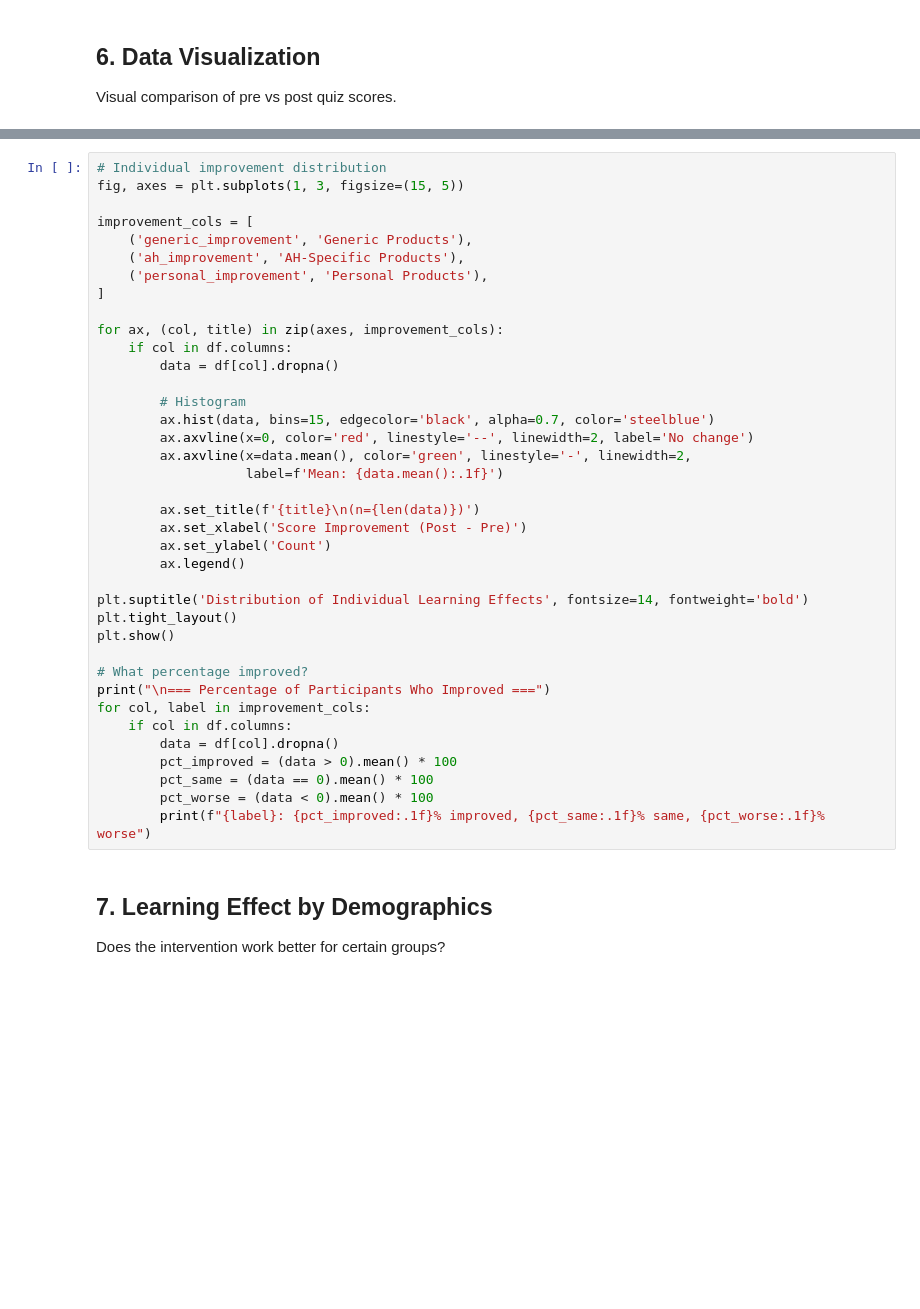
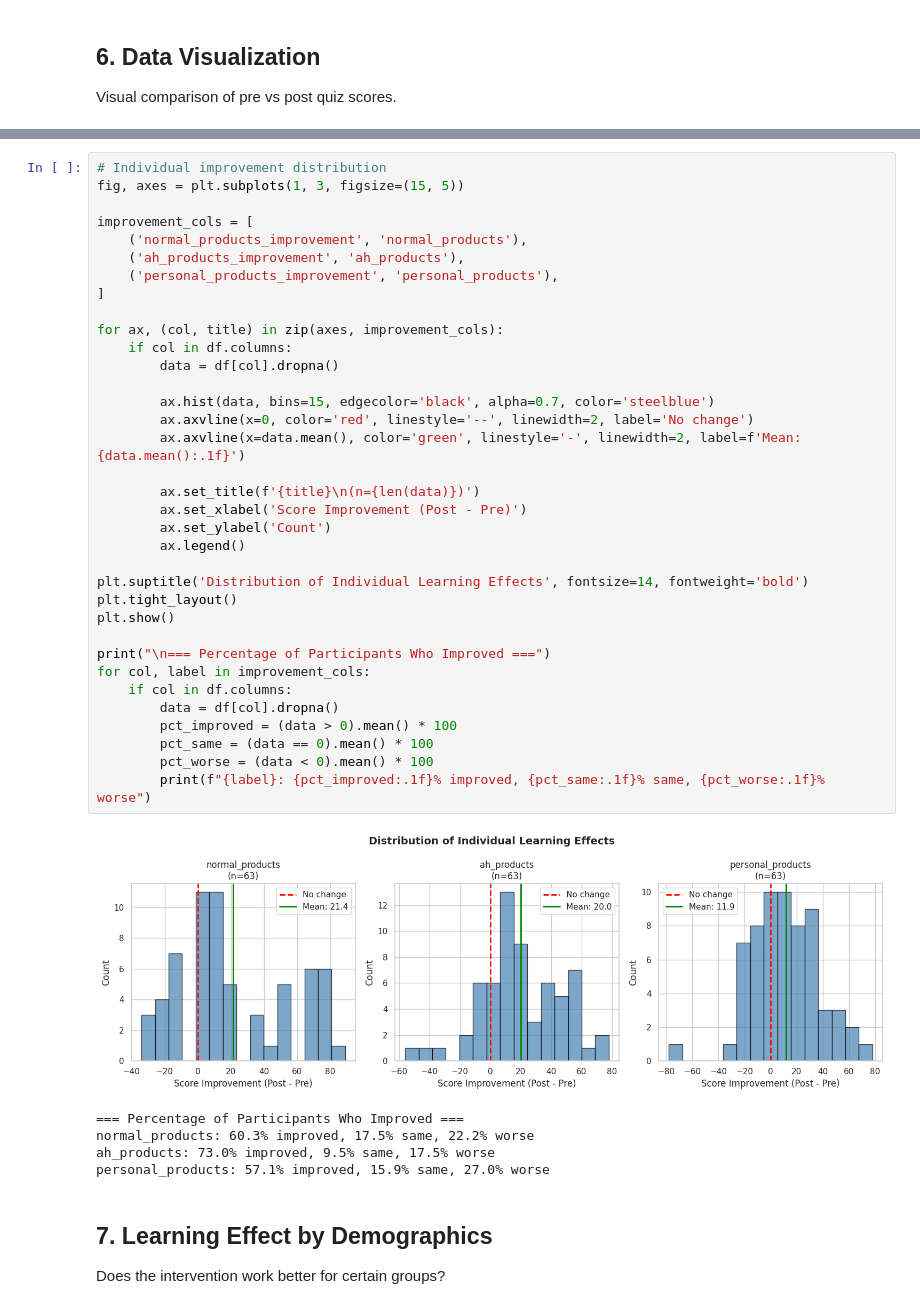
Before and after one commit to MontagueJacobs/albert, a Jupyter notebook: analysis/experiment_analysis.ipynb, the cells around one changed output, grey strips where cells are left out. Saved outputs shown, nothing was run; the diff lists cells and outputs as text; blank space fills up the shorter version.

```diff
--- a/analysis/experiment_analysis.ipynb
+++ b/analysis/experiment_analysis.ipynb
@@ -290,40 +483,43 @@ plt.show()
 # Individual improvement distribution
 fig, axes = plt.subplots(1, 3, figsize=(15, 5))
 
 improvement_cols = [
-    ('generic_improvement', 'Generic Products'),
-    ('ah_improvement', 'AH-Specific Products'),
-    ('personal_improvement', 'Personal Products'),
+    ('normal_products_improvement', 'normal_products'),
+    ('ah_products_improvement', 'ah_products'),
+    ('personal_products_improvement', 'personal_products'),
 ]
 
 for ax, (col, title) in zip(axes, improvement_cols):
     if col in df.columns:
         data = df[col].dropna()
 
-        # Histogram
         ax.hist(data, bins=15, edgecolor='black', alpha=0.7, color='steelblue')
         ax.axvline(x=0, color='red', linestyle='--', linewidth=2, label='No change')
-        ax.axvline(x=data.mean(), color='green', linestyle='-', linewidth=2,
-                   label=f'Mean: {data.mean():.1f}')
+        ax.axvline(x=data.mean(), color='green', linestyle='-', linewidth=2, label=f'Mean: {data.mean():.1f}')
 
         ax.set_title(f'{title}\n(n={len(data)})')
         ax.set_xlabel('Score Improvement (Post - Pre)')
         ax.set_ylabel('Count')
         ax.legend()
 
 plt.suptitle('Distribution of Individual Learning Effects', fontsize=14, fontweight='bold')
 plt.tight_layout()
 plt.show()
 
-# What percentage improved?
 print("\n=== Percentage of Participants Who Improved ===")
 for col, label in improvement_cols:
     if col in df.columns:
         data = df[col].dropna()
         pct_improved = (data > 0).mean() * 100
         pct_same = (data == 0).mean() * 100
         pct_worse = (data < 0).mean() * 100
         print(f"{label}: {pct_improved:.1f}% improved, {pct_same:.1f}% same, {pct_worse:.1f}% worse")
+# %% [output]
+[figure, added]
+=== Percentage of Participants Who Improved ===
+normal_products: 60.3% improved, 17.5% same, 22.2% worse
+ah_products: 73.0% improved, 9.5% same, 17.5% worse
+personal_products: 57.1% improved, 15.9% same, 27.0% worse
 # %% [markdown]
 ## 7. Learning Effect by Demographics
 
```
Also changed, not shown: parts of 24 cells of this notebook, 9 other files.
